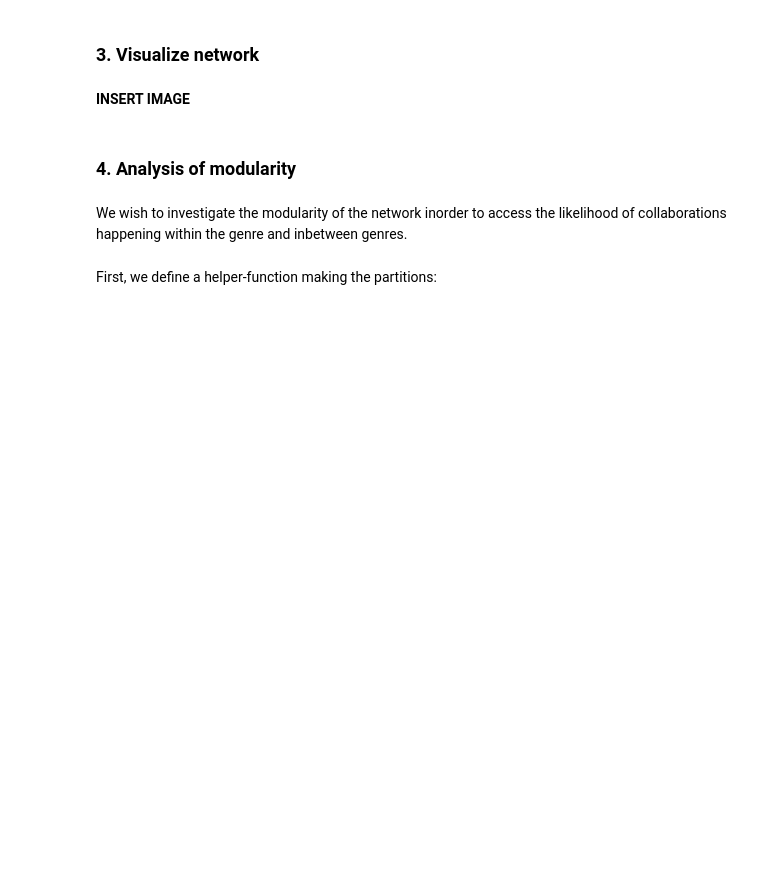
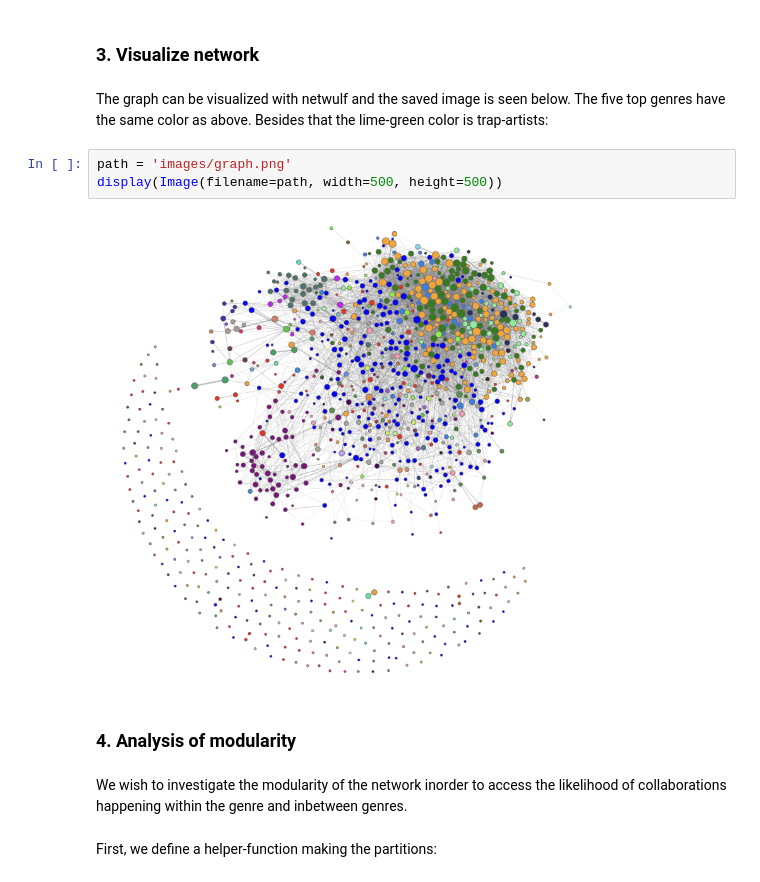
Before and after one commit to radziko/CompSocSci, a Jupyter notebook: project/Notebook_assignment_3.ipynb, the cells around one changed output. Saved outputs shown, nothing was run; the diff lists cells and outputs as text; blank space fills up the shorter version.

```diff
--- a/project/Notebook_assignment_3.ipynb
+++ b/project/Notebook_assignment_3.ipynb
@@ -360,8 +397,13 @@ df_top_collaborators.loc[:, :15]
 | genre | hip-hop | rap | rap | hip-hop | hip-hop | rap | drill | hip-hop | rap | trap | rap | ... |
 # %% [markdown]
 ### 3. Visualize network
-# %% [markdown]
-**INSERT IMAGE**
+# %% [markdown]
+The graph can be visualized with netwulf and the saved image is seen below. The five top genres have the same color as above. Besides that the lime-green color is trap-artists:
+# %%
+path = 'images/graph.png'
+display(Image(filename=path, width=500, height=500))
+# %% [output]
+[figure, added]
 # %% [markdown]
 ### 4. Analysis of modularity
 # %% [markdown]
```
Also changed, not shown: parts of 20 cells of this notebook, 8 other files.
